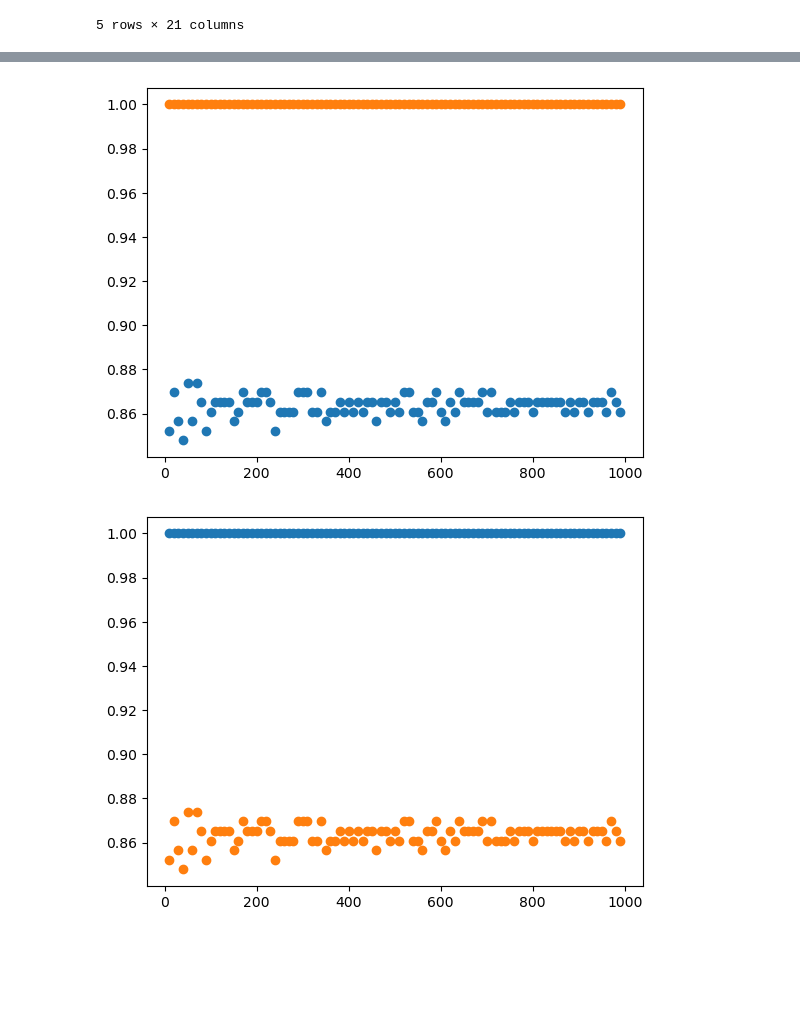
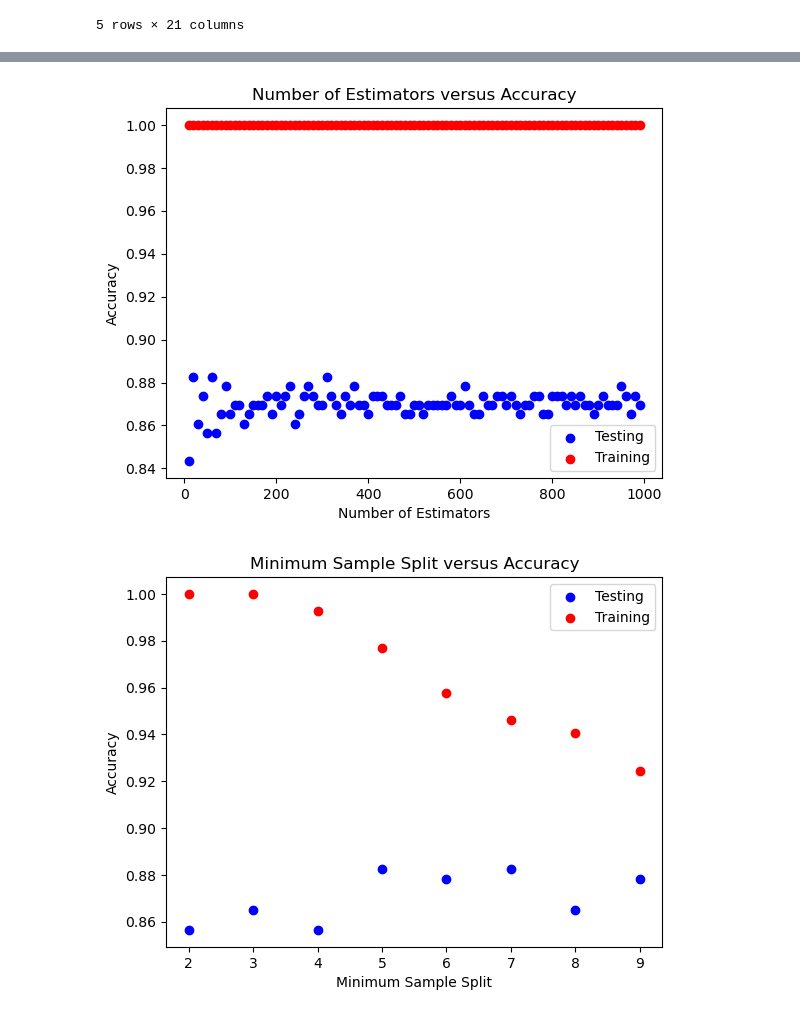
Before and after one commit to veenauppalapati/heart-failure, a Jupyter notebook: Failing_hearts.ipynb, the cells around one changed output, grey strips where cells are left out. Drawn from its saved outputs; the diff is of its cells as text; code cells hidden in the pictures; blank space fills up the shorter version.

Commit message:
Final update to formatting of graphs

```diff
--- a/Failing_hearts.ipynb
+++ b/Failing_hearts.ipynb
@@ -73,7 +74,7 @@ x_train, x_test, y_train, y_test = train_test_split(x_data, target)
 # %%
 #Now apply the standard scaler to the x_train data
 
-scaler = StandardScaler()
+scaler = MinMaxScaler()
 scaler.fit(x_train)
 x_train_scaled = scaler.transform(x_train)
 x_test_scaled = scaler.transform(x_test)
@@ -272,63 +316,63 @@ testing_accuracy = []
 # %%
-#Now we can start training the classifier
-#We want to see ideal parameters for the gradient boosting classifier
-n_estimators = []
+
+
+changed_parameter = []
 training_scores = []
 testing_scores = []
-training_accuracy = []
-testing_accuracy = []
 
-#Use tqdm to track progress and see if snacking is acceptable
+
+
 for n_est in tqdm(range(10, 1000, 10)):
         classy = ExtraTreesClassifier(n_estimators=n_est)
-        n_estimators.append(int(n_est))
+        changed_parameter.append(int(n_est))
         classy.fit(x_train_scaled, y_train)
         testing_scores.append(classy.score(x_test_scaled, y_test))
         training_scores.append(classy.score(x_train_scaled, y_train))
         y_pred_train = classy.predict(x_train_scaled)
         y_pred_test = classy.predict(x_test_scaled)
-        testing_accuracy.append(confusion_matrix(y_test, y_pred_test))
-        training_accuracy.append(confusion_matrix(y_train, y_pred_train))
 
-plt.scatter(n_estimators, testing_scores)
-plt.scatter(n_estimators, training_scores)
-plt.show()
 
-plt.clf()
-plt.scatter(n_estimators, training_accuracy)
-plt.scatter(n_estimators, testing_accuracy)
+fig, ax = plt.subplots()
+ax.scatter(changed_parameter, testing_scores, c="blue", label="Testing")
+ax.scatter(changed_parameter, training_scores, c="red", label="Training")
+ax.legend()
+X_text = "Number of Estimators"
+plt.title(f"{X_text} versus Accuracy")
+plt.xlabel(X_text)
+plt.ylabel("Accuracy")
 plt.show()
 
 
 
-#Now we can start training the classifier
-#We want to see ideal parameters for the gradient boosting classifier
-splits = []
+
+
+
+
+changed_parameter = []
 training_scores = []
 testing_scores = []
-training_accuracy = []
-testing_accuracy = []
 
-#Use tqdm to track progress and see if snacking is acceptable
+
+
 for split in tqdm(range(2, 10)):
         classy = ExtraTreesClassifier(n_estimators=10, min_samples_split=split)
-        splits.append(split)
+        changed_parameter.append(split)
         classy.fit(x_train_scaled, y_train)
         testing_scores.append(classy.score(x_test_scaled, y_test))
         training_scores.append(classy.score(x_train_scaled, y_train))
         y_pred_train = classy.predict(x_train_scaled)
         y_pred_test = classy.predict(x_test_scaled)
-        testing_accuracy.append(confusion_matrix(y_test, y_pred_test))
-        training_accuracy.append(confusion_matrix(y_train, y_pred_train))
 
-plt.scatter(splits, testing_scores)
-plt.scatter(splits, training_scores)
+
+fig, ax = plt.subplots()
+ax.scatter(changed_parameter, testing_scores, c="blue", label="Testing")
+ax.scatter(changed_parameter, training_scores, c="red", label="Training")
+ax.legend()
+X_text = "Minimum Sample Split"
+plt.title(f"{X_text} versus Accuracy")
+plt.xlabel(X_text)
+plt.ylabel("Accuracy")
 plt.show()
-
-plt.clf()
-plt.scatter(splits, training_accuracy)
-plt.scatter(splits, testing_accuracy)
-plt.show()
 # %% [output]
-[figure, old version]
+[figure, new version]
-[figure, old version]
+[figure, new version]
```
Also changed, not shown: parts of 12 cells of this notebook, 2 other files.
